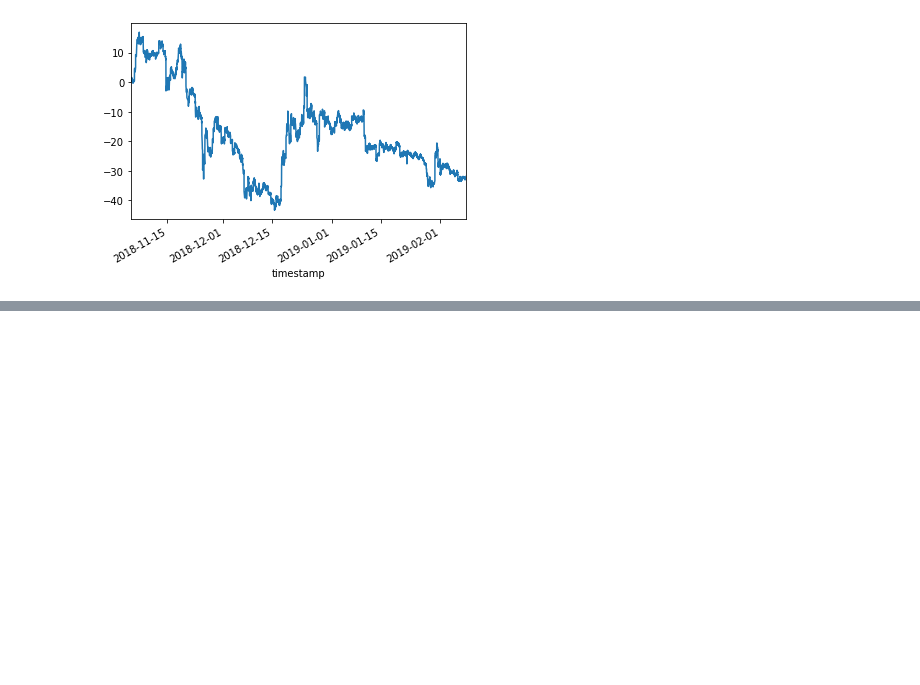
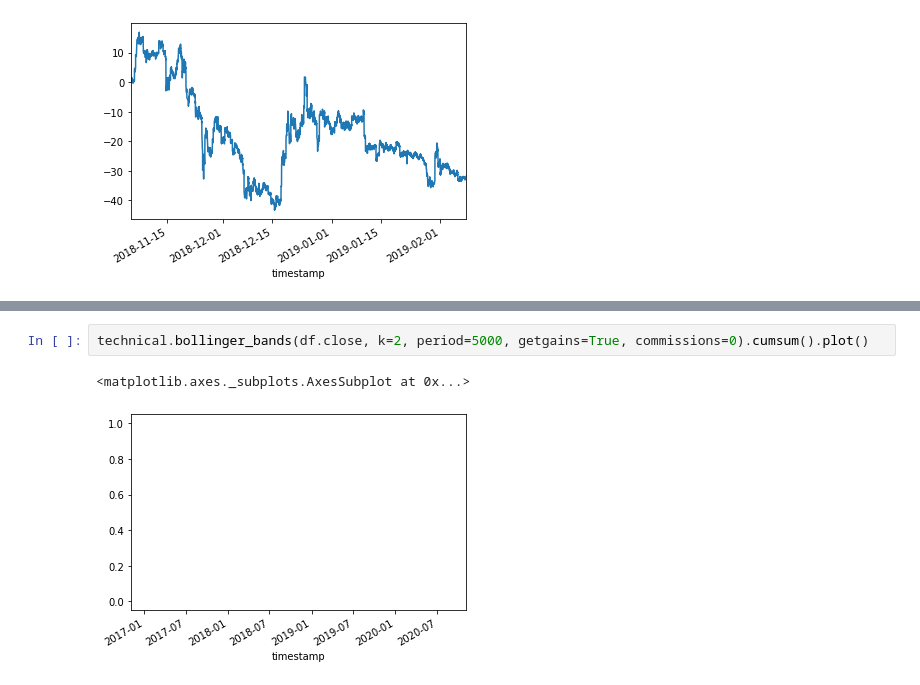
Before and after one commit to giuliovv/cryptotrading, a Jupyter notebook: examples/data_exploration.ipynb, the cells around one changed output, grey strips where cells are left out. Cells and saved outputs as stored; diff of their text form; blank space fills up the shorter version.

```diff
--- a/examples/data_exploration.ipynb
+++ b/examples/data_exploration.ipynb
@@ -37,0 +48,5 @@ technical.ultimate(df.close, df.low, df.high, buylevel=20, selllevel=80, days=7,
+# %%
+technical.bollinger_bands(df.close, k=2, period=5000, getgains=True, commissions=0).cumsum().plot()
+# %% [output]
+<matplotlib.axes._subplots.AxesSubplot at 0x...>
+[figure, added]
```
Also changed, not shown: parts of 2 cells of this notebook, 3 other files.
